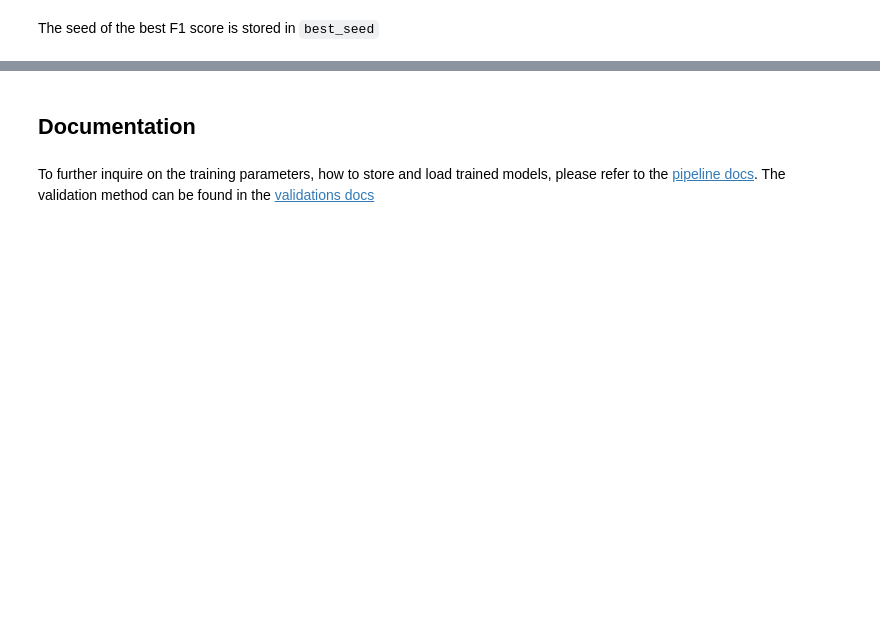
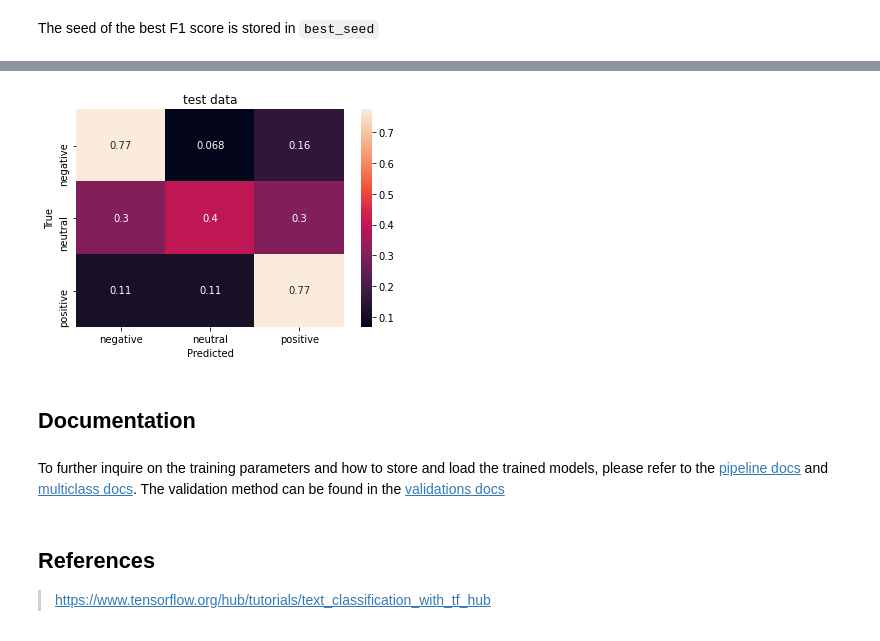
Before and after one commit to kikejimenez/job_offer_classifier, a Jupyter notebook: nbs/index.ipynb, the cells around one changed output, grey strips where cells are left out. Cells and saved outputs as stored; diff of their text form; code cells hidden in the pictures; blank space fills up the shorter version.

```diff
--- a/nbs/index.ipynb
+++ b/nbs/index.ipynb
@@ -150,4 +170,11 @@ kfp.best_seed
+# %%
+mc.plot_confusion_matrix('test')
+# %% [output]
+[figure, added]
 # %% [markdown]
 ## Documentation
 # %% [markdown]
-To further inquire on the training parameters, how to store and load trained models, please refer to the [pipeline docs](/job_offer_classifier/pipeline_classifier). The validation method can be found in the [validations docs](/job_offer_classifier/validations)
+To further inquire on the training parameters and how to store and load the trained models, please refer to the [pipeline docs](/job_offer_classifier/pipeline_classifier) and [multiclass docs](/job_offer_classifier/multiclass). The validation method can be found in the [validations docs](/job_offer_classifier/validations)
+# %% [markdown]
+## References
+> https://www.tensorflow.org/hub/tutorials/text_classification_with_tf_hub
```
Also changed, not shown: parts of 15 cells of this notebook, 23 other files.
